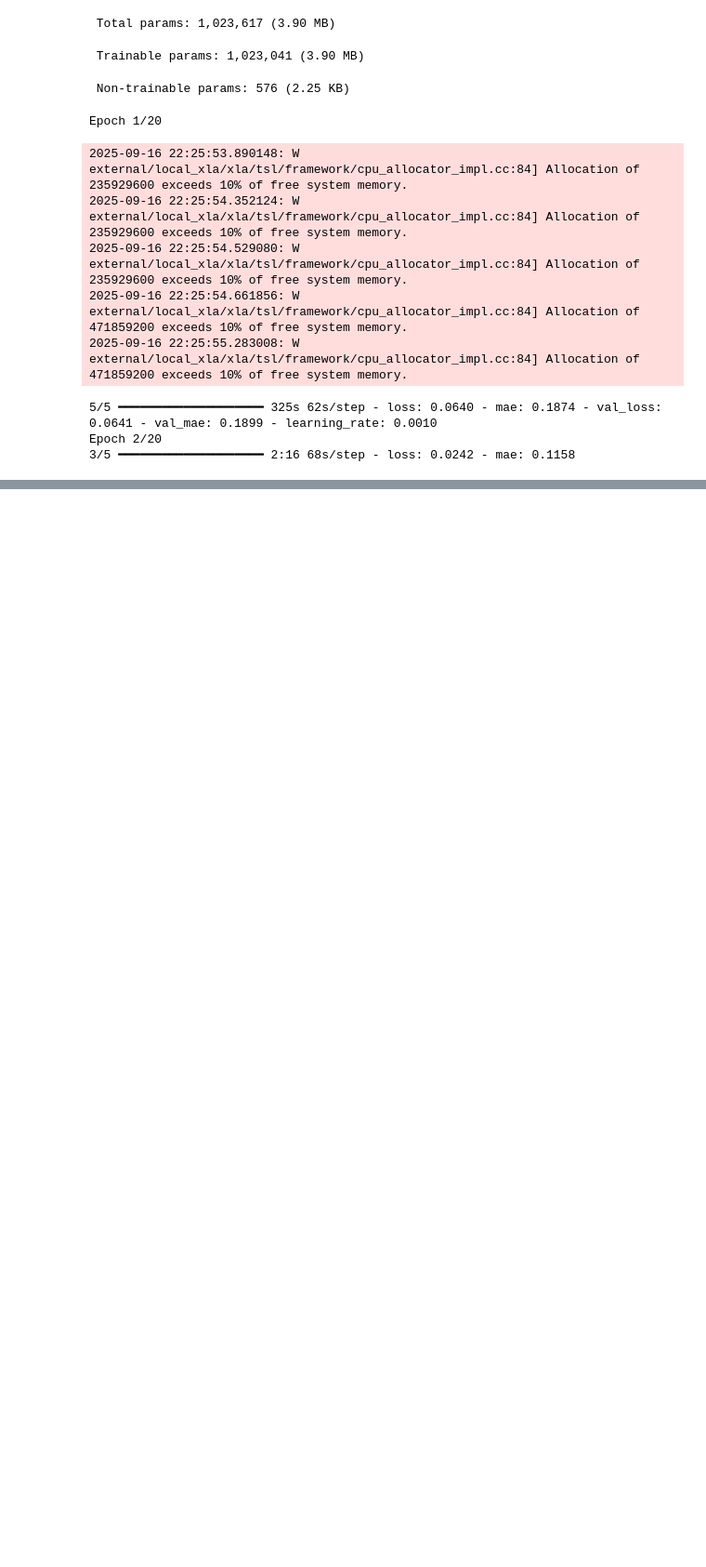
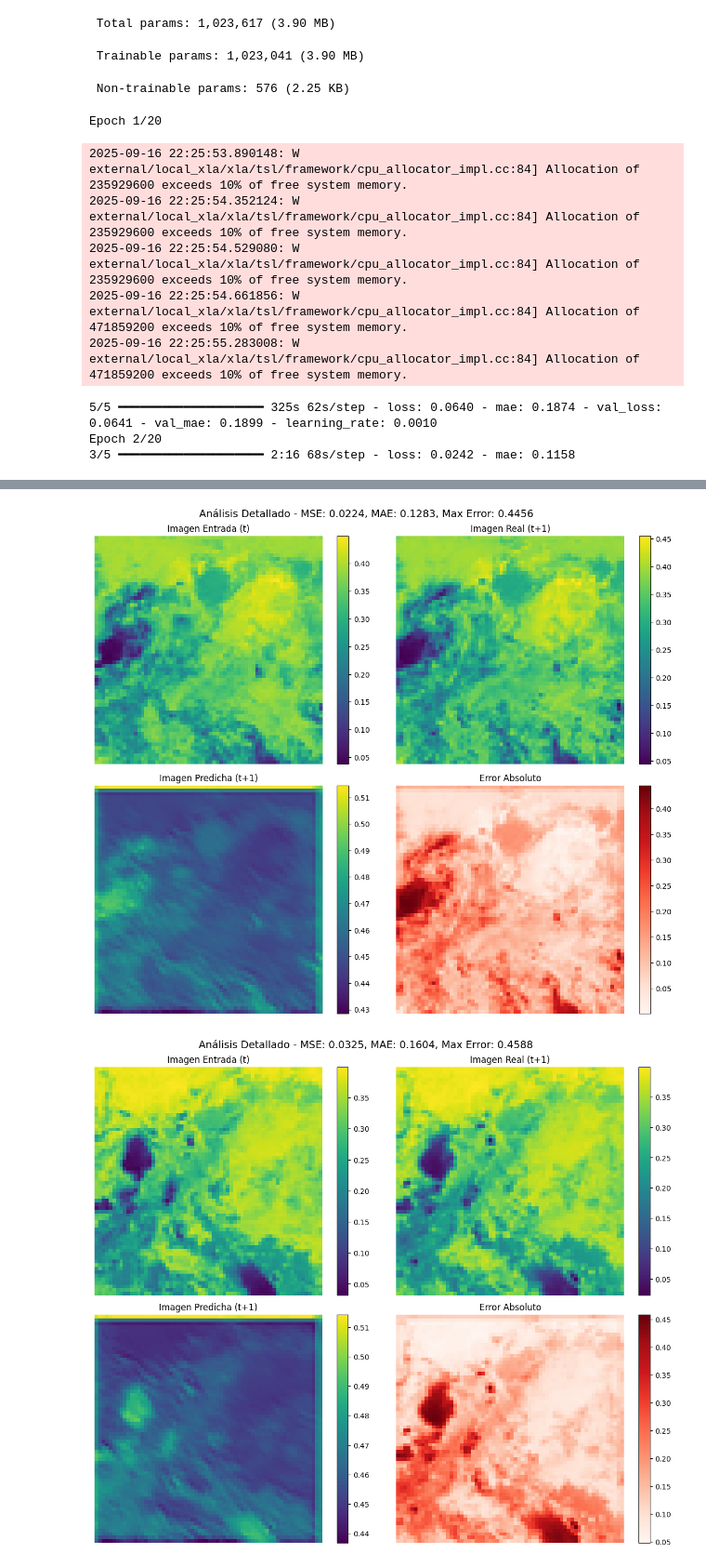
Before and after one commit to alwos19/monografia_esp_cd, a Jupyter notebook: pilt_13.ipynb, the cells around one changed output, grey strips where cells are left out. Shown at 93% size. Drawn from its saved outputs; the diff is of its cells as text; code cells hidden in the pictures; blank space fills up the shorter version.

```diff
--- a/pilt_13.ipynb
+++ b/pilt_13.ipynb
@@ -341,0 +499,54 @@ Epoch 2/20
+# %%
+# Visualización detallada de una sola predicción
+def visualizar_prediccion_detallada(idx=0):
+    # Obtener datos
+    img_entrada = X_test[idx].squeeze()
+    img_real = y_test[idx].squeeze()
+    img_predicha = predictions[idx].squeeze()
+
+    # Calcular diferencia
+    diferencia = np.abs(img_real - img_predicha)
+
+    # Crear subplot
+    fig, axes = plt.subplots(2, 2, figsize=(12, 10))
+
+    # Imagen de entrada
+    im1 = axes[0,0].imshow(img_entrada, cmap='viridis')
+    axes[0,0].set_title('Imagen Entrada (t)')
+    axes[0,0].axis('off')
+    plt.colorbar(im1, ax=axes[0,0], fraction=0.046)
+
+    # Imagen real siguiente
+    im2 = axes[0,1].imshow(img_real, cmap='viridis')
+    axes[0,1].set_title('Imagen Real (t+1)')
+    axes[0,1].axis('off')
+    plt.colorbar(im2, ax=axes[0,1], fraction=0.046)
+
+    # Imagen predicha
+    im3 = axes[1,0].imshow(img_predicha, cmap='viridis')
+    axes[1,0].set_title('Imagen Predicha (t+1)')
+    axes[1,0].axis('off')
+    plt.colorbar(im3, ax=axes[1,0], fraction=0.046)
+
+    # Mapa de diferencias
+    im4 = axes[1,1].imshow(diferencia, cmap='Reds')
+    axes[1,1].set_title('Error Absoluto')
+    axes[1,1].axis('off')
+    plt.colorbar(im4, ax=axes[1,1], fraction=0.046)
+
+    # Métricas
+    mse = np.mean((img_real - img_predicha)**2)
+    mae = np.mean(diferencia)
+    max_error = np.max(diferencia)
+
+    plt.suptitle(f'Análisis Detallado - MSE: {mse:.4f}, MAE: {mae:.4f}, Max Error: {max_error:.4f}',
+                 fontsize=14)
+    plt.tight_layout()
+    plt.show()
+
+# Llamar la función
+visualizar_prediccion_detallada(0)  # Ver la primera predicción
+visualizar_prediccion_detallada(1)  # Ver la segunda predicción
+# %% [output]
+[figure, added]
+[figure, added]
```
Also changed, not shown: parts of 5 cells of this notebook.
